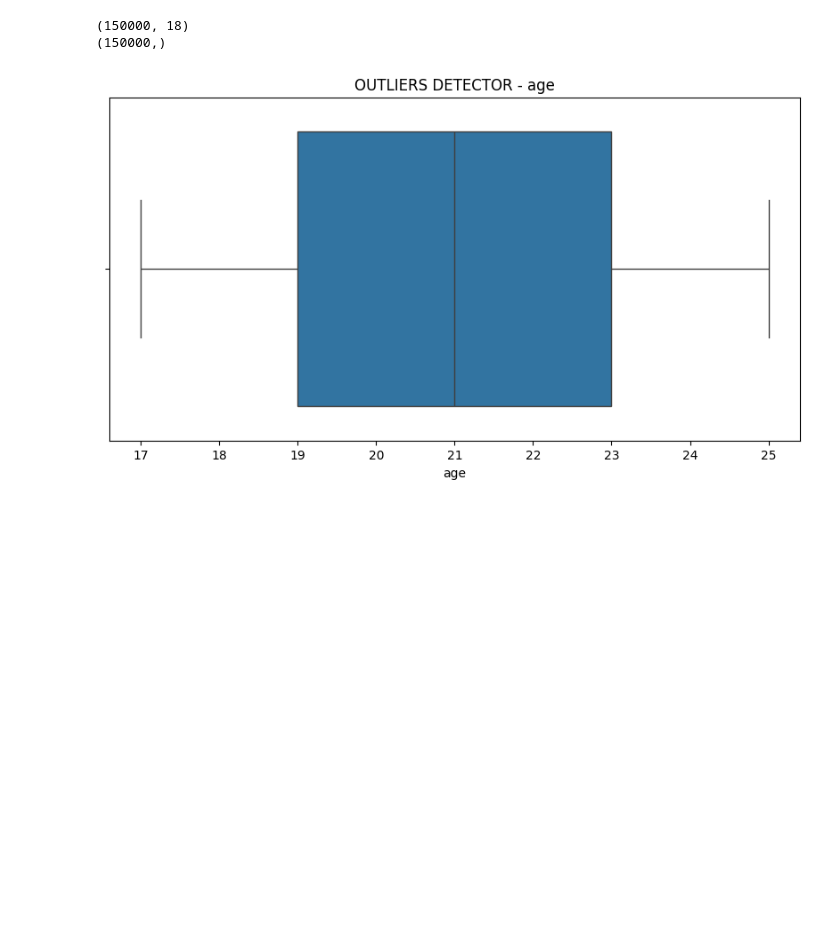
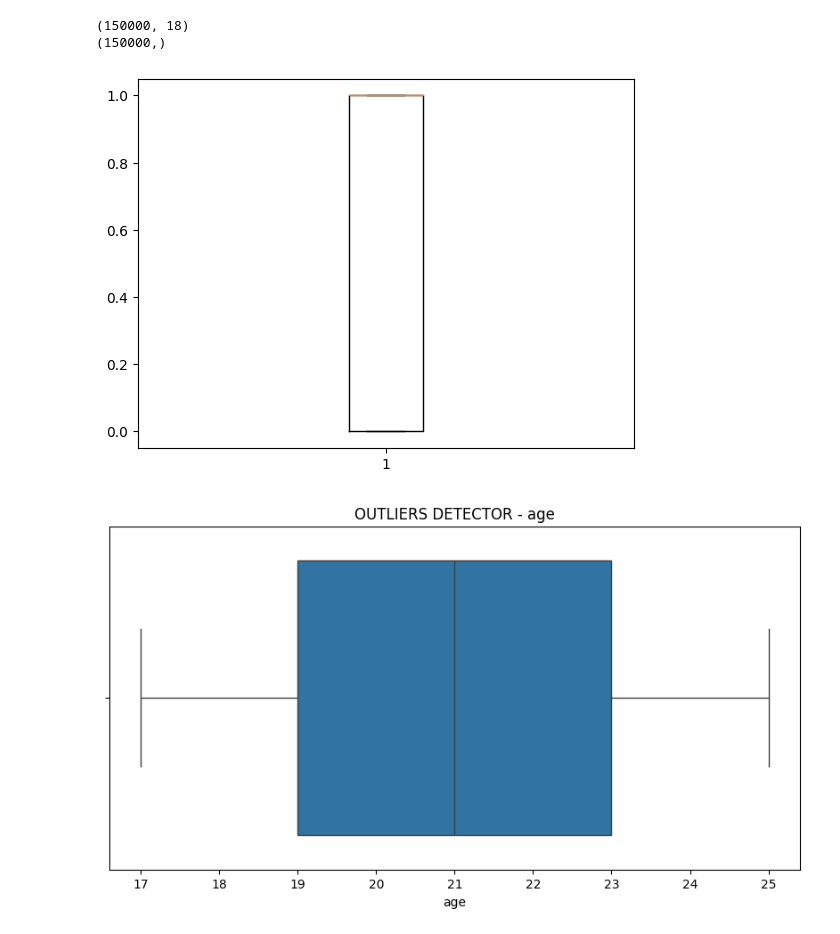
Before and after one commit to wen24-collab/MODEL-MACHINE-LEARNING-CLASSIFIICATION-TINGGKLAT-BRANOUT-SISWA-DAN-ORANG-DEWASA, a Jupyter notebook: prediksi_kelulusan.ipynb, the cells around one changed output. Cells and saved outputs as stored; diff of their text form; code cells hidden in the pictures; blank space fills up the shorter version.

```diff
--- a/prediksi_kelulusan.ipynb
+++ b/prediksi_kelulusan.ipynb
@@ -193,6 +193,24 @@ print(y.shape) #melihat jumlah data target
 # %% [output]
 (150000, 18)
 (150000,)
+# %%
+Q1 = data_model['burnout_binary'].quantile(0.25)
+Q3 = data_model['burnout_binary'].quantile(0.75)
+
+IQR = Q3 - Q1
+
+lower_data = Q1 - 1.5 * IQR
+upper_data = Q3 + 1.5 * IQR
+
+oulierts_detector = data_model[
+    (data_model['burnout_binary'] < lower_data) | (data_model['burnout_binary'] > upper_data)
+]
+
+oulierts_detector
+plt.boxplot(data_model['burnout_binary'])
+plt.show()
+# %% [output]
+[figure, added]
 # %%
 #   EDA atau Exploratory Data Analysis
 #DISTIRIBUTION DATA, MENGGUNAKAN UNIVARIATE ANALYSIS
```
Also changed, not shown: parts of 8 cells of this notebook.
